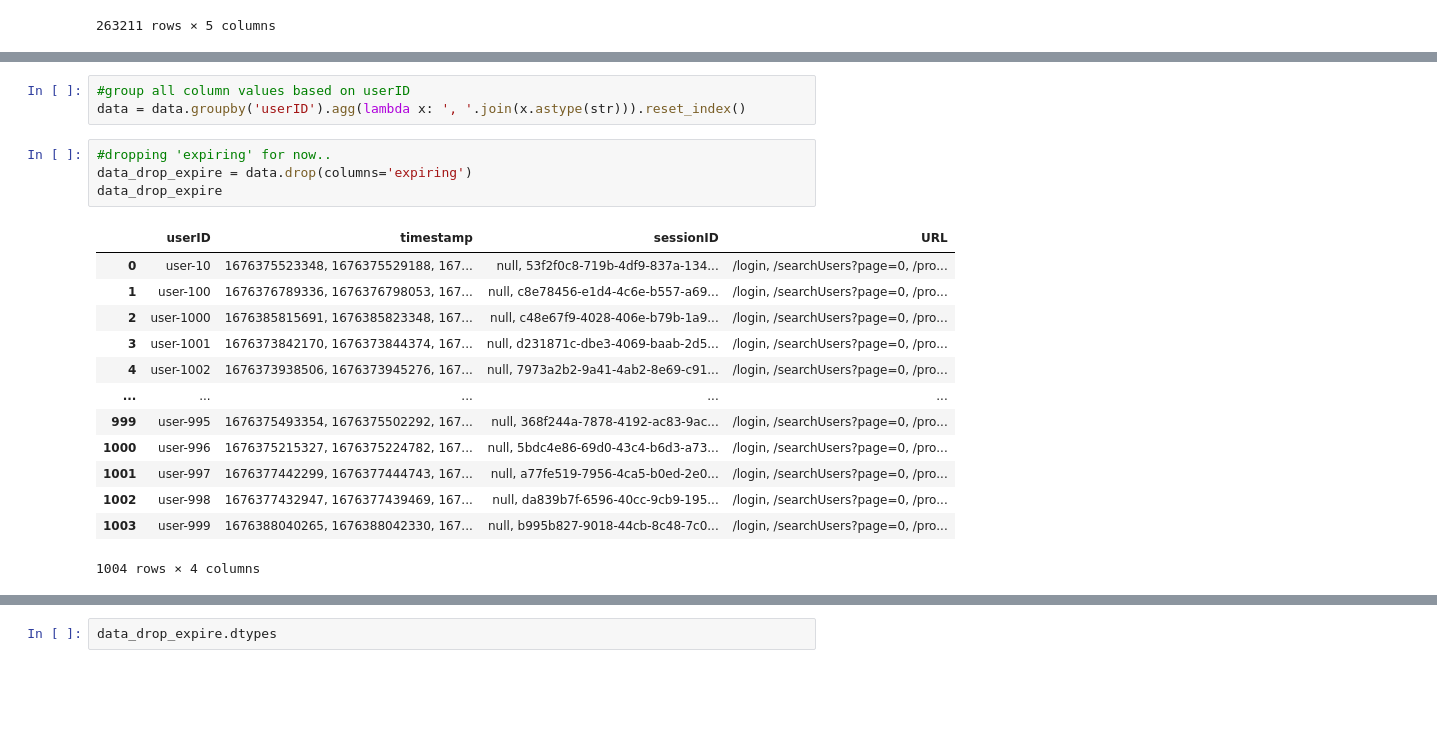
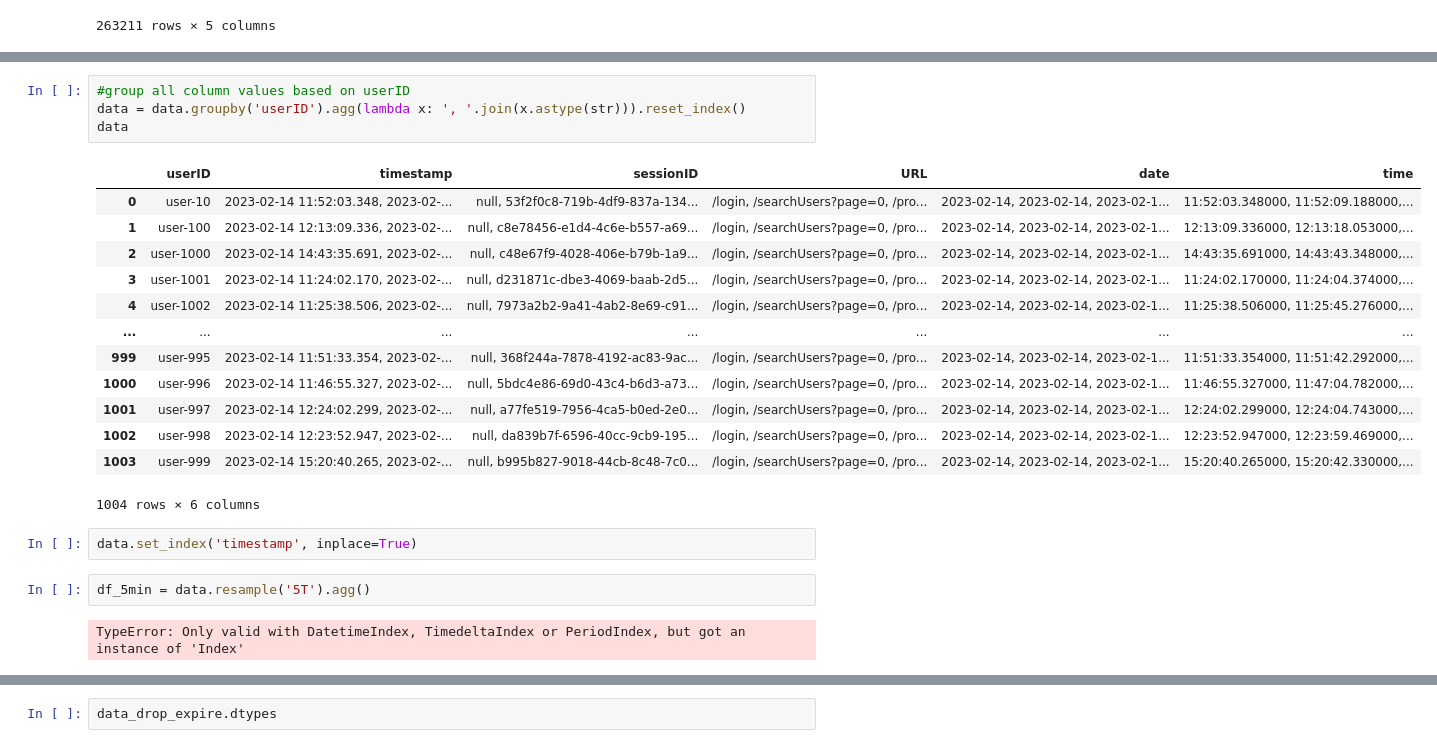
Before and after one commit to Request-analysis-ML/request-analyzer-model, a Jupyter notebook: sessionID_check.ipynb, the cells around one changed output, grey strips where cells are left out. Drawn from its saved outputs; the diff is of its cells as text; blank space fills up the shorter version.

```diff
--- a/token_timestamp.ipynb
+++ b/sessionID_check.ipynb
@@ -30,21 +45,24 @@ for element in unique_users:
 # %%
 #group all column values based on userID
 data = data.groupby('userID').agg(lambda x: ', '.join(x.astype(str))).reset_index()
+data
+# %% [output]
+|  | userID | timestamp | sessionID | URL | date | time |
+| 0 | user-10 | 2023-02-14 11:52:03.348, 2023-02-... | null, 53f2f0c8-719b-4df9-837a-134... | /login, /searchUsers?page=0, /pro... | 2023-02-14, 2023-02-14, 2023-02-1... | 11:52:03.348000, 11:52:09.188000,... |
+| 1 | user-100 | 2023-02-14 12:13:09.336, 2023-02-... | null, c8e78456-e1d4-4c6e-b557-a69... | /login, /searchUsers?page=0, /pro... | 2023-02-14, 2023-02-14, 2023-02-1... | 12:13:09.336000, 12:13:18.053000,... |
+| 2 | user-1000 | 2023-02-14 14:43:35.691, 2023-02-... | null, c48e67f9-4028-406e-b79b-1a9... | /login, /searchUsers?page=0, /pro... | 2023-02-14, 2023-02-14, 2023-02-1... | 14:43:35.691000, 14:43:43.348000,... |
+| 3 | user-1001 | 2023-02-14 11:24:02.170, 2023-02-... | null, d231871c-dbe3-4069-baab-2d5... | /login, /searchUsers?page=0, /pro... | 2023-02-14, 2023-02-14, 2023-02-1... | 11:24:02.170000, 11:24:04.374000,... |
+| 4 | user-1002 | 2023-02-14 11:25:38.506, 2023-02-... | null, 7973a2b2-9a41-4ab2-8e69-c91... | /login, /searchUsers?page=0, /pro... | 2023-02-14, 2023-02-14, 2023-02-1... | 11:25:38.506000, 11:25:45.276000,... |
+| ... | ... | ... | ... | ... | ... | ... |
+| 999 | user-995 | 2023-02-14 11:51:33.354, 2023-02-... | null, 368f244a-7878-4192-ac83-9ac... | /login, /searchUsers?page=0, /pro... | 2023-02-14, 2023-02-14, 2023-02-1... | 11:51:33.354000, 11:51:42.292000,... |
+| 1000 | user-996 | 2023-02-14 11:46:55.327, 2023-02-... | null, 5bdc4e86-69d0-43c4-b6d3-a73... | /login, /searchUsers?page=0, /pro... | 2023-02-14, 2023-02-14, 2023-02-1... | 11:46:55.327000, 11:47:04.782000,... |
+| 1001 | user-997 | 2023-02-14 12:24:02.299, 2023-02-... | null, a77fe519-7956-4ca5-b0ed-2e0... | /login, /searchUsers?page=0, /pro... | 2023-02-14, 2023-02-14, 2023-02-1... | 12:24:02.299000, 12:24:04.743000,... |
+| 1002 | user-998 | 2023-02-14 12:23:52.947, 2023-02-... | null, da839b7f-6596-40cc-9cb9-195... | /login, /searchUsers?page=0, /pro... | 2023-02-14, 2023-02-14, 2023-02-1... | 12:23:52.947000, 12:23:59.469000,... |
+| 1003 | user-999 | 2023-02-14 15:20:40.265, 2023-02-... | null, b995b827-9018-44cb-8c48-7c0... | /login, /searchUsers?page=0, /pro... | 2023-02-14, 2023-02-14, 2023-02-1... | 15:20:40.265000, 15:20:42.330000,... |
+1004 rows × 6 columns
-# %%
-#dropping 'expiring' for now..
-data_drop_expire = data.drop(columns='expiring')
-data_drop_expire
-# %% [output]
-|  | userID | timestamp | sessionID | URL |
-| 0 | user-10 | 1676375523348, 1676375529188, 167... | null, 53f2f0c8-719b-4df9-837a-134... | /login, /searchUsers?page=0, /pro... |
-| 1 | user-100 | 1676376789336, 1676376798053, 167... | null, c8e78456-e1d4-4c6e-b557-a69... | /login, /searchUsers?page=0, /pro... |
-| 2 | user-1000 | 1676385815691, 1676385823348, 167... | null, c48e67f9-4028-406e-b79b-1a9... | /login, /searchUsers?page=0, /pro... |
-| 3 | user-1001 | 1676373842170, 1676373844374, 167... | null, d231871c-dbe3-4069-baab-2d5... | /login, /searchUsers?page=0, /pro... |
-| 4 | user-1002 | 1676373938506, 1676373945276, 167... | null, 7973a2b2-9a41-4ab2-8e69-c91... | /login, /searchUsers?page=0, /pro... |
-| ... | ... | ... | ... | ... |
-| 999 | user-995 | 1676375493354, 1676375502292, 167... | null, 368f244a-7878-4192-ac83-9ac... | /login, /searchUsers?page=0, /pro... |
-| 1000 | user-996 | 1676375215327, 1676375224782, 167... | null, 5bdc4e86-69d0-43c4-b6d3-a73... | /login, /searchUsers?page=0, /pro... |
-| 1001 | user-997 | 1676377442299, 1676377444743, 167... | null, a77fe519-7956-4ca5-b0ed-2e0... | /login, /searchUsers?page=0, /pro... |
-| 1002 | user-998 | 1676377432947, 1676377439469, 167... | null, da839b7f-6596-40cc-9cb9-195... | /login, /searchUsers?page=0, /pro... |
-| 1003 | user-999 | 1676388040265, 1676388042330, 167... | null, b995b827-9018-44cb-8c48-7c0... | /login, /searchUsers?page=0, /pro... |
-1004 rows × 4 columns
+# %%
+data.set_index('timestamp', inplace=True)
+# %%
+df_5min = data.resample('5T').agg()
+# %% [output]
+TypeError: Only valid with DatetimeIndex, TimedeltaIndex or PeriodIndex, but got an instance of 'Index'
```
Also changed, not shown: parts of 6 cells of this notebook, 4 other files.
